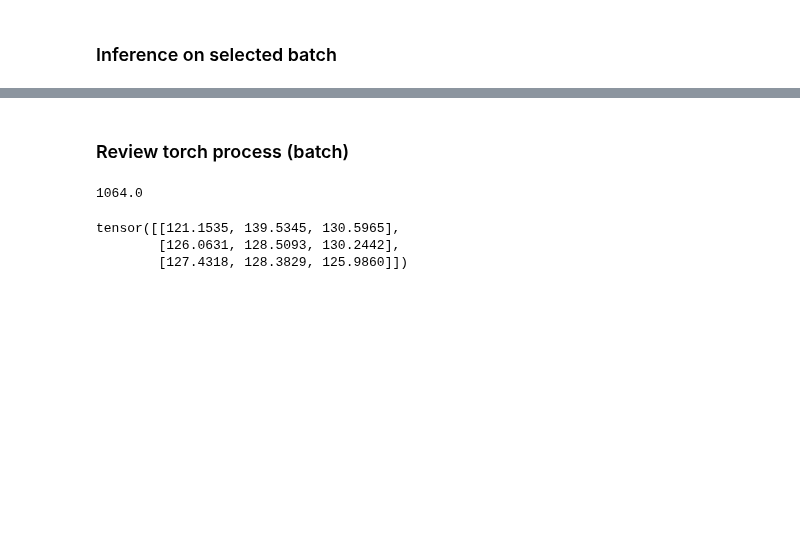
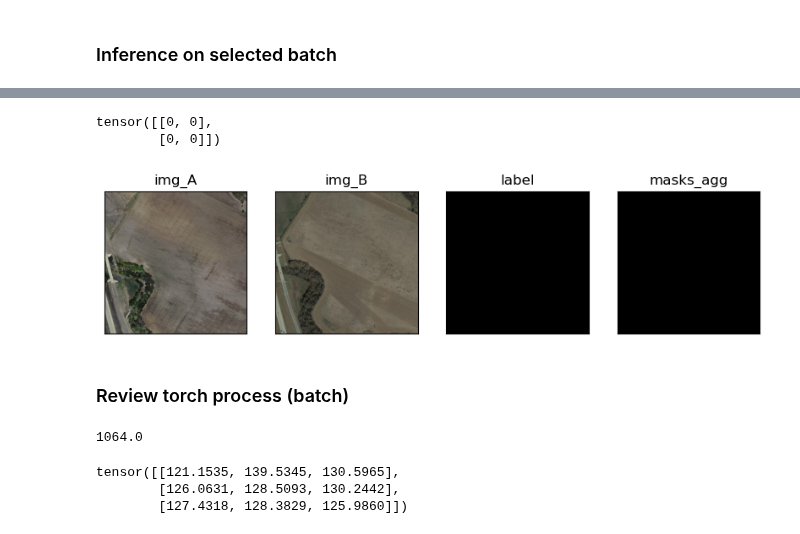
Before and after one commit to brustt/stylo_magique_intership_ign, a Jupyter notebook: notebooks/_debug/_debug.ipynb, the cells around one changed output, grey strips where cells are left out. Saved outputs shown, nothing was run; the diff lists cells and outputs as text; code cells hidden in the pictures; blank space fills up the shorter version.

```diff
--- a/notebooks/_debug/_debug.ipynb
+++ b/notebooks/_debug/_debug.ipynb
@@ -40,16 +42,16 @@ from src.segment_any_change.utils import to_numpy, SegAnyChangeVersion
 # %%
-params=None
-batch_size= 2
-ds_name= "levir-cd"
-dtype= "test"
-dev=False # vit_h - full grid | vit_b - small grid points
-dummy: bool=False
-return_batch=True
-in_metrics= None
-seganychange_version=SegAnyChangeVersion.AUTHOR
+params = None
+batch_size = 2
+ds_name = "levir-cd"
+dtype = "test"
+dev = True # vit_h - full grid | vit_b - small grid points
+dummy = False
+return_batch = True
+in_metrics = None
+seganychange_version = SegAnyChangeVersion.AUTHOR
 
 idx_batch_bug = 10 #45
-indices = np.arange((idx_batch_bug * batch_size-2),(idx_batch_bug * batch_size+2))
+indices = None # np.arange((idx_batch_bug * batch_size-2),(idx_batch_bug * batch_size))
 # %%
 init_params = dict(
     batch_size=batch_size,
@@ -73,10 +75,11 @@ if in_metrics is None:
 engine_eval = MetricEngine(in_metrics=in_metrics)
 
 dloader = torch.utils.data.DataLoader(ds, batch_size=params.batch_size, shuffle=False)
-batch_list = []
-pred_list = []
+
+outputs = []
+
 for i, batch in tqdm(enumerate(dloader), total=len(dloader), desc="Processing"):
     with torch.no_grad():
-        pred_list.append(model(batch))
-        batch_list.append(batch)
+        if i == 45:
+            break
 # %% [output]
@@ -118,0 +91,10 @@ np.expand_dims(res, axis=0).repeat(2, axis=0)
+# %%
+preds = model(batch)
+tmp = [{"pred":preds, "batch":batch}]
+# metrics = engine_eval(preds, batch["label"])
+# out = {
+#     "pred": preds,
+#     "metrics": metrics,
+#     "batch": batch if return_batch else None,
+# }
+# outputs.append(out)
@@ -118,0 +185,9 @@ np.expand_dims(res, axis=0).repeat(2, axis=0)
+# %%
+preds["masks"].sum(dim=(2, 3))
+# %% [output]
+tensor([[0, 0],
+        [0, 0]])
+# %%
+show_prediction_sample(tmp[0], idx=0)
+# %% [output]
+[figure, added]
```
Also changed, not shown: parts of 12 cells of this notebook, 7 other files.
